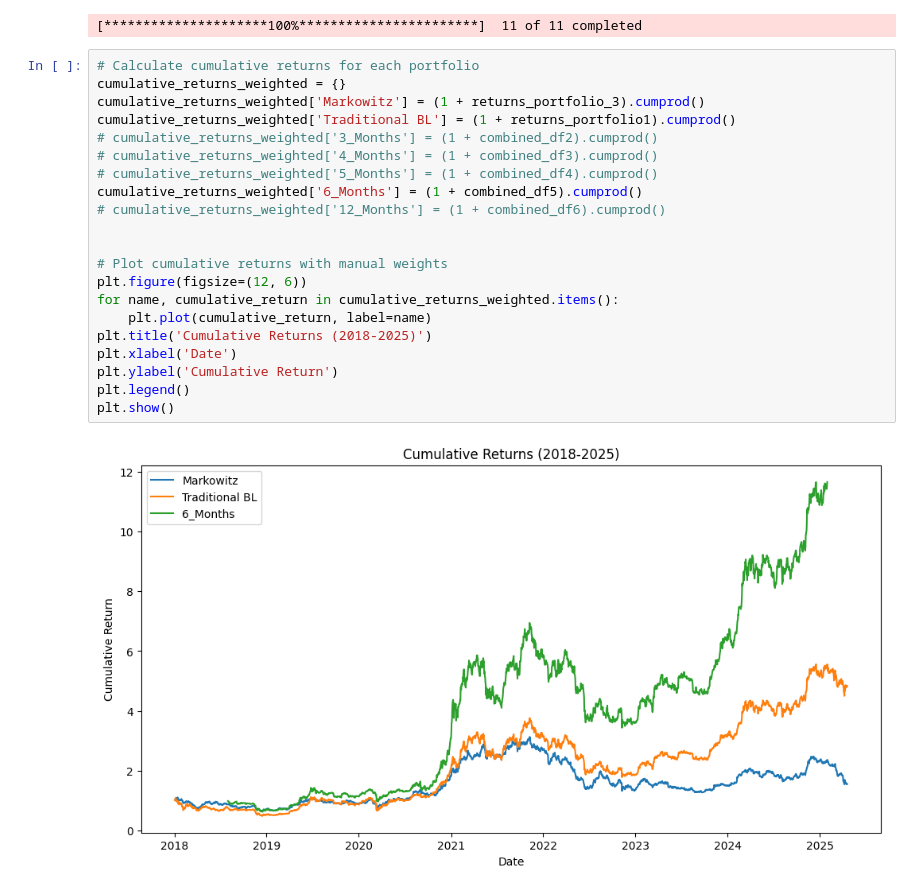
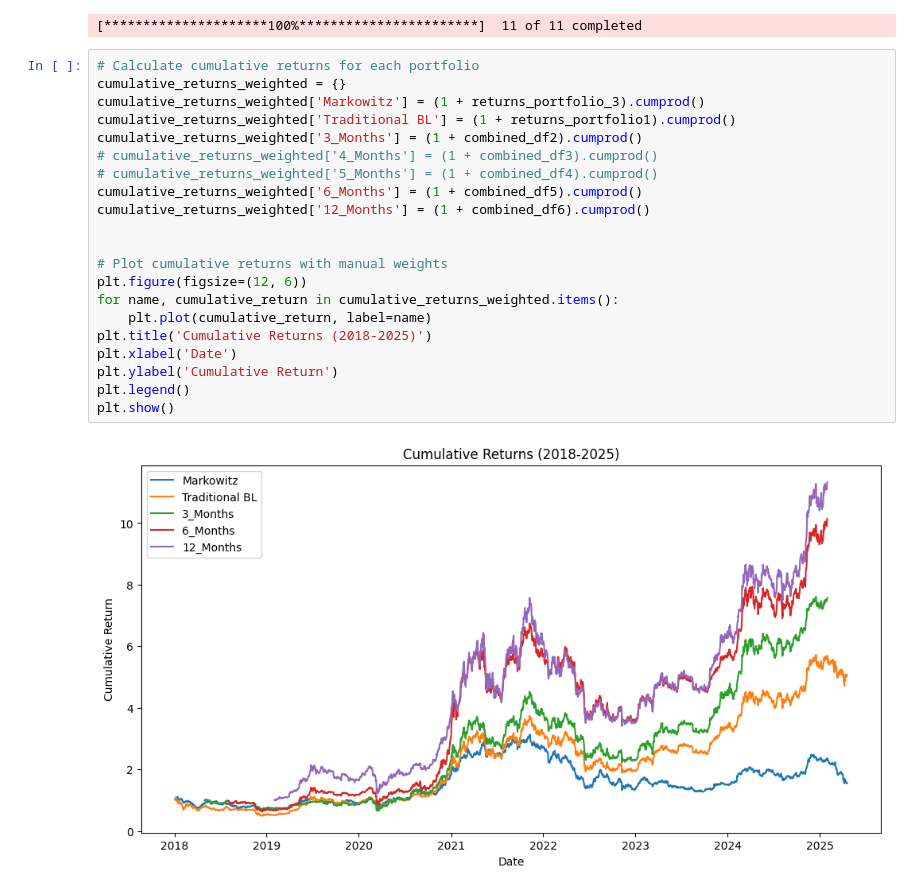
Before and after one commit to darthice/Financial-Engineering-Capstone-Project, a Jupyter notebook: main.ipynb, the cells around one changed output. Drawn from its saved outputs; the diff is of its cells as text.

```diff
--- a/main.ipynb
+++ b/main.ipynb
@@ -1306,26 +1265,26 @@ returns_portfolio_3  = (prices_portfolio1.pct_change().dropna() * pd.Series(d_fl
 # %%
 # Calculate cumulative returns for each portfolio
 cumulative_returns_weighted = {}
 cumulative_returns_weighted['Markowitz'] = (1 + returns_portfolio_3).cumprod()
 cumulative_returns_weighted['Traditional BL'] = (1 + returns_portfolio1).cumprod()
-# cumulative_returns_weighted['3_Months'] = (1 + combined_df2).cumprod()
+cumulative_returns_weighted['3_Months'] = (1 + combined_df2).cumprod()
 # cumulative_returns_weighted['4_Months'] = (1 + combined_df3).cumprod()
 # cumulative_returns_weighted['5_Months'] = (1 + combined_df4).cumprod()
 cumulative_returns_weighted['6_Months'] = (1 + combined_df5).cumprod()
-# cumulative_returns_weighted['12_Months'] = (1 + combined_df6).cumprod()
+cumulative_returns_weighted['12_Months'] = (1 + combined_df6).cumprod()
 
 
 # Plot cumulative returns with manual weights
 plt.figure(figsize=(12, 6))
 for name, cumulative_return in cumulative_returns_weighted.items():
     plt.plot(cumulative_return, label=name)
 plt.title('Cumulative Returns (2018-2025)')
 plt.xlabel('Date')
 plt.ylabel('Cumulative Return')
 plt.legend()
 plt.show()
 # %% [output]
-[figure, old version]
+[figure, new version]
 # %%
 annualized_volatility_weighted = {}
 sharpe_ratio_weighted = {}
```
Also changed, not shown: parts of 4 cells of this notebook.
